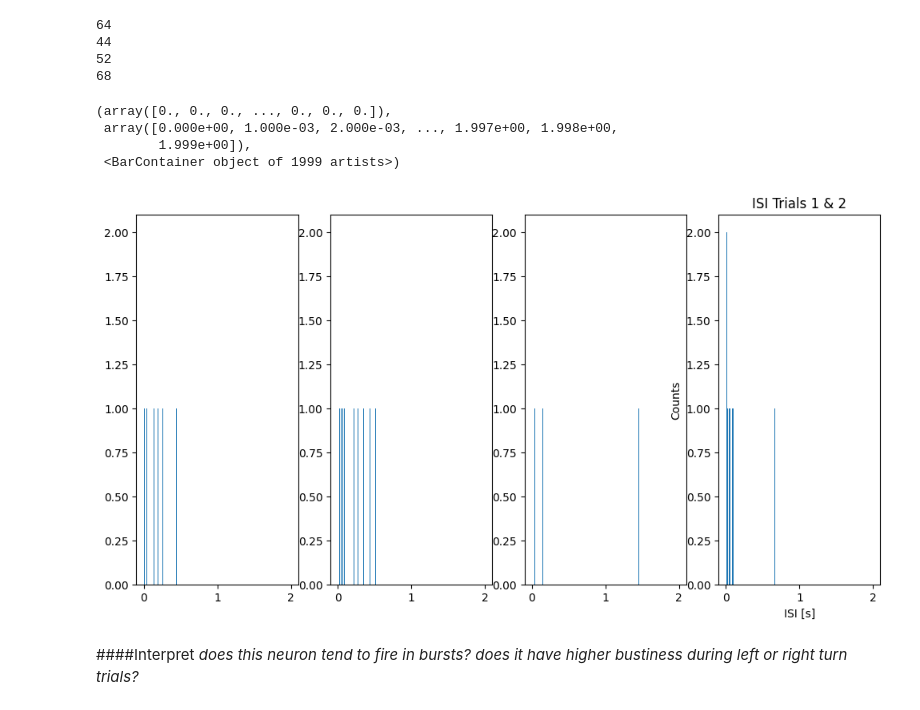
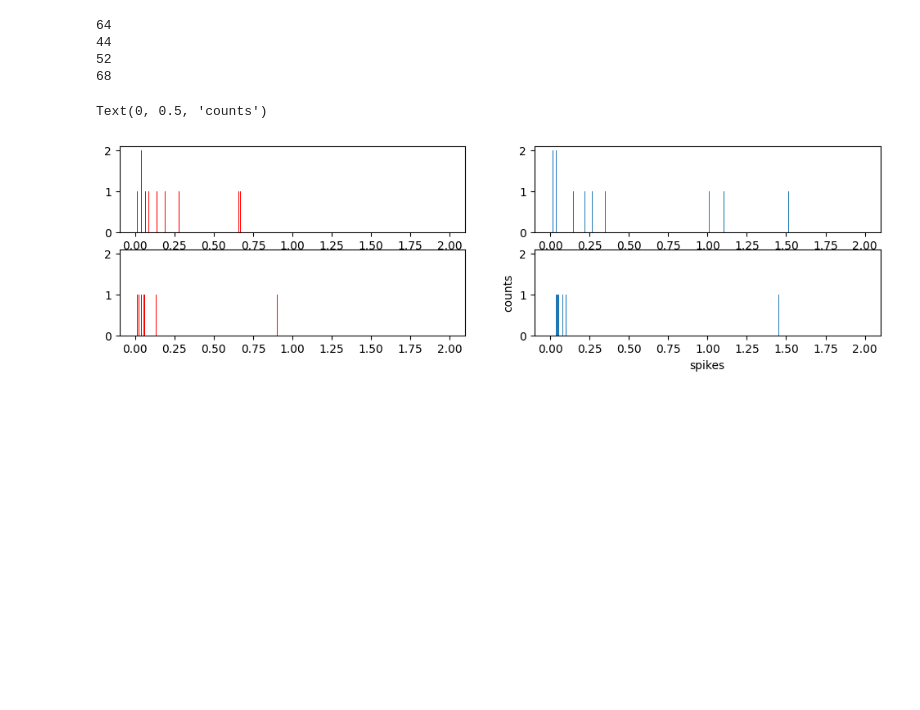
Before and after one commit to nellyfadil/Neuro-265, a Jupyter notebook: coding_homework_7.ipynb, the cells around one changed output. Saved outputs shown, nothing was run; the diff lists cells and outputs as text; code cells hidden in the pictures; blank space fills up the shorter version.

```diff
--- a/coding_homework_7.ipynb
+++ b/coding_homework_7.ipynb
@@ -125,21 +129,15 @@ print(np.size(ISI_right_trial2))
 68
 # %%
 #make four histograms, set bins to start at 0 end at 2. bin size 0.01s, label axis
-fig, ax= plt.subplots(1,4, figsize= (12,6))
+fig, ax= plt.subplots(2,2, figsize= (12,3))
 bins = np.arange(0, 2, 1e-3)  # Define the bins for the histogram
-plt.xlabel('ISI [s]')
-plt.ylabel('Counts')
-plt.title('ISI Trials 1 & 2')
-ax[0].hist(ISI_left_trial1, bins)
-ax[1].hist(ISI_right_trial1, bins)
-ax[2].hist(ISI_left_trial2, bins)
-ax[3].hist(ISI_left_trial2, bins)
+ax[0,0].hist(ISI_left_trial1, bins, color = 'red')
+ax[0,1].hist(ISI_right_trial1, bins)
+ax[1,0].hist(ISI_left_trial2, bins, color = 'red')
+ax[1,1].hist(ISI_left_trial2, bins)
+
+plt.xlabel('spikes')
+plt.ylabel('counts')
 # %% [output]
-(array([0., 0., 0., ..., 0., 0., 0.]),
- array([0.000e+00, 1.000e-03, 2.000e-03, ..., 1.997e+00, 1.998e+00,
-        1.999e+00]),
- <BarContainer object of 1999 artists>)
+Text(0, 0.5, 'counts')
-[figure, old version]
+[figure, new version]
-# %% [markdown]
-####Interpret
-*does this neuron tend to fire in bursts? does it have higher bustiness during left or right turn trials?*
```
Also changed, not shown: parts of 8 cells of this notebook.
